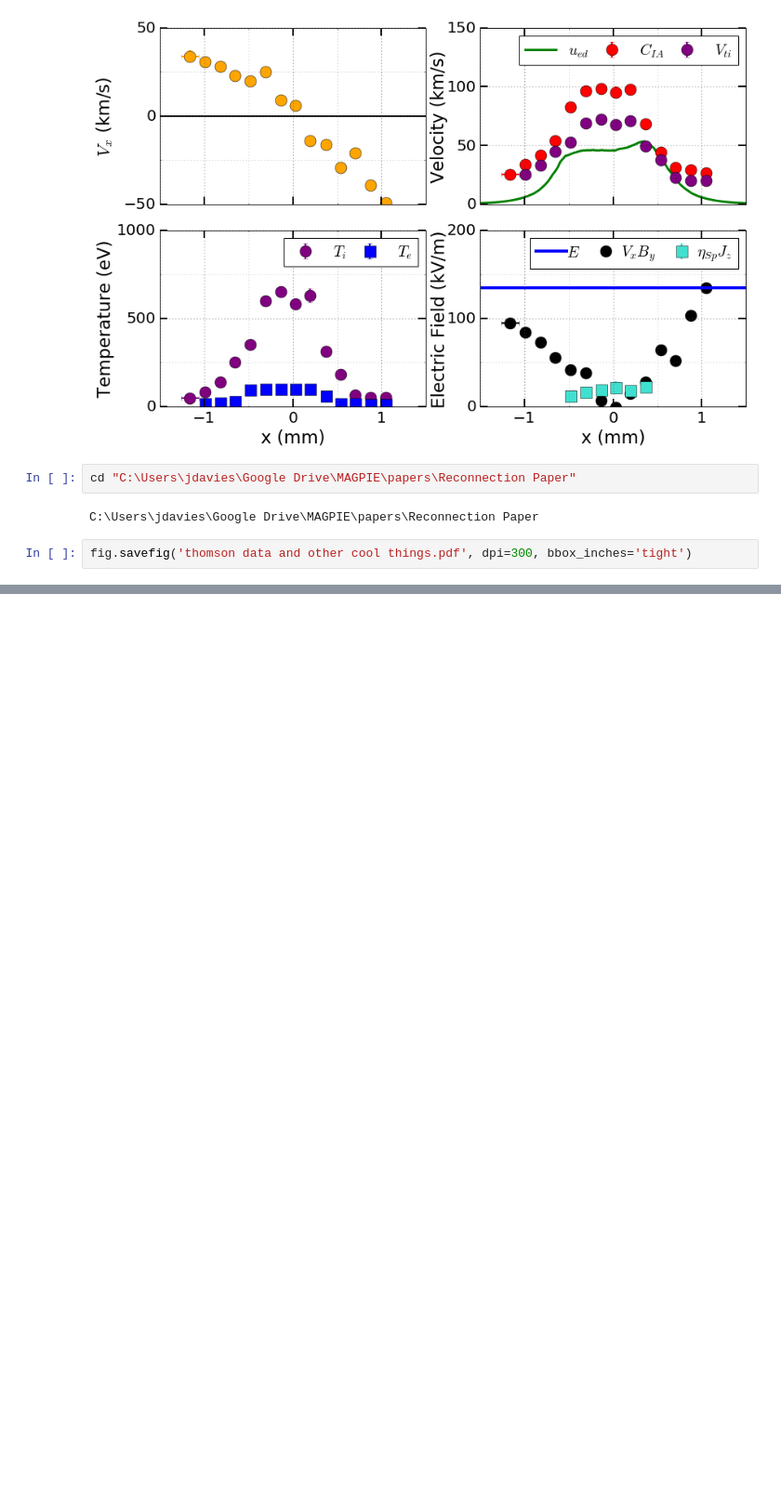
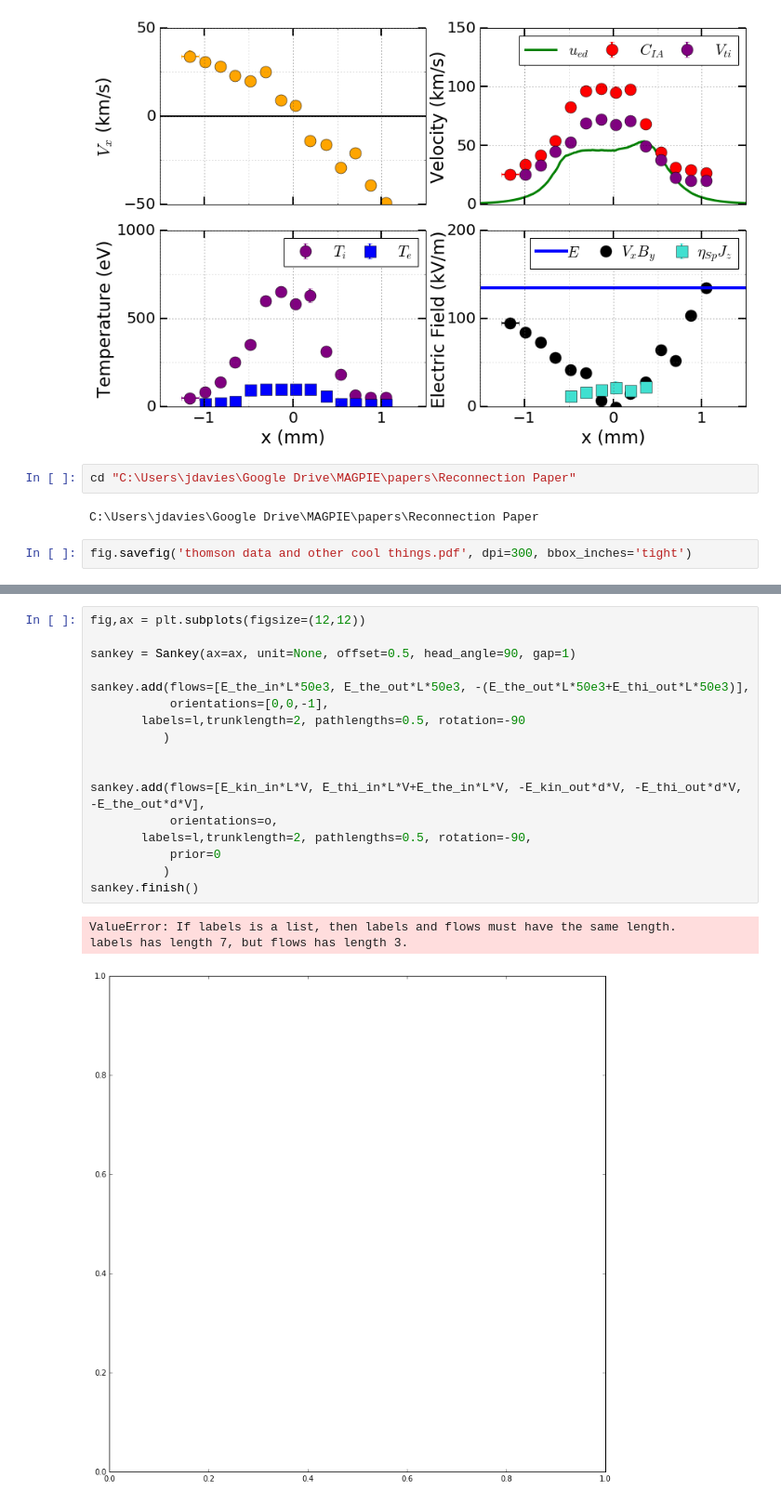
Before and after one commit to jdhare/magpie-analysis, a Jupyter notebook: Figures for Reconnection Paper.ipynb, the cells around one changed output, grey strips where cells are left out. Shown at 93% size. Drawn from its saved outputs; the diff is of its cells as text; blank space fills up the shorter version.

```diff
--- a/Figures for Reconnection Paper.ipynb
+++ b/Figures for Reconnection Paper.ipynb
@@ -763,0 +841,21 @@ fig.savefig('thomson data and other cool things.pdf', dpi=300, bbox_inches='tigh
+# %%
+fig,ax = plt.subplots(figsize=(12,12))
+
+sankey = Sankey(ax=ax, unit=None, offset=0.5, head_angle=90, gap=1)
+
+sankey.add(flows=[E_the_in*L*50e3, E_the_out*L*50e3, -(E_the_out*L*50e3+E_thi_out*L*50e3)],
+           orientations=[0,0,-1],
+       labels=l,trunklength=2, pathlengths=0.5, rotation=-90
+          )
+
+
+sankey.add(flows=[E_kin_in*L*V, E_thi_in*L*V+E_the_in*L*V, -E_kin_out*d*V, -E_thi_out*d*V, -E_the_out*d*V],
+           orientations=o,
+       labels=l,trunklength=2, pathlengths=0.5, rotation=-90,
+           prior=0
+          )
+sankey.finish()
+# %% [output]
+ValueError: If labels is a list, then labels and flows must have the same length.
+labels has length 7, but flows has length 3.
+[figure, added]
```
Also changed, not shown: parts of 5 cells of this notebook, 3 other files.
